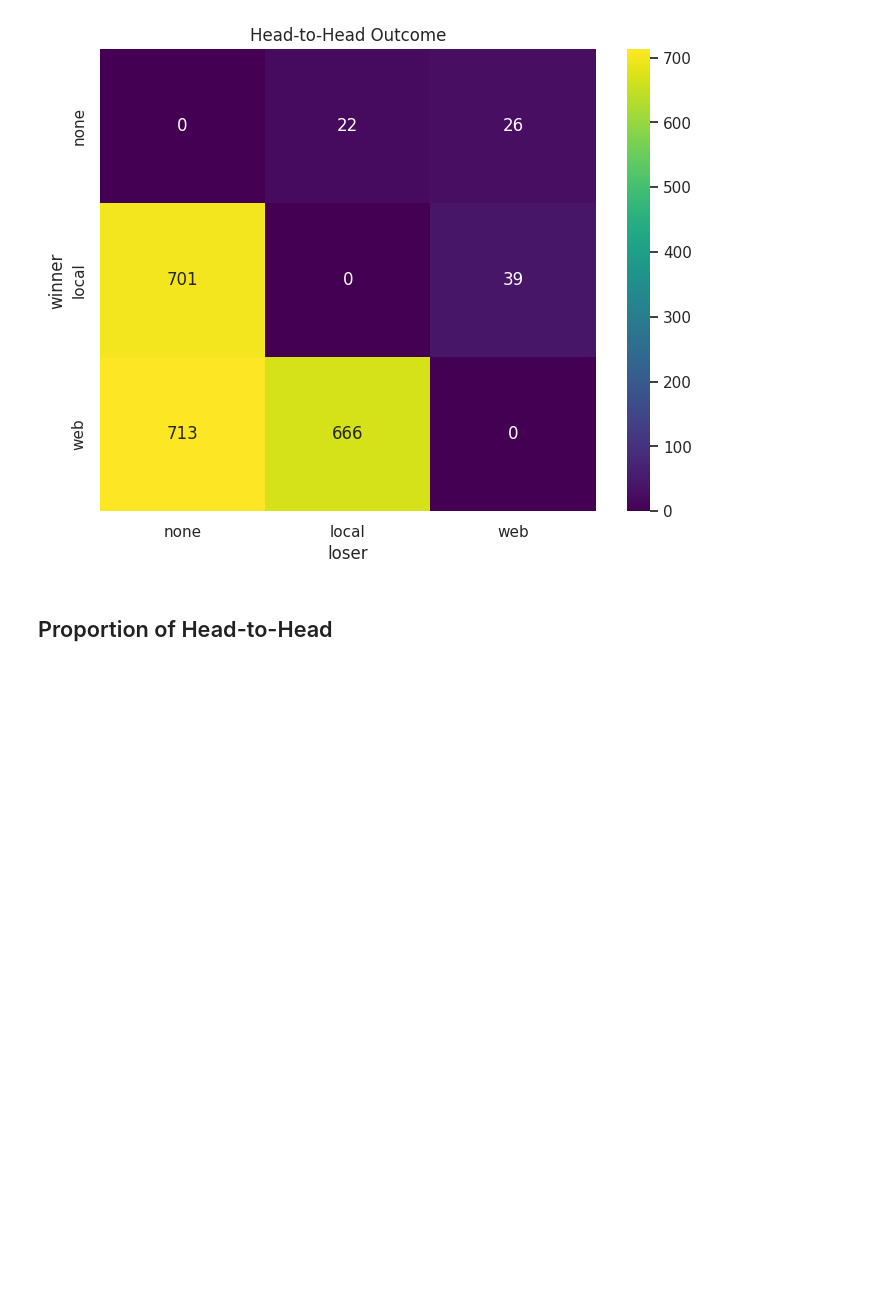
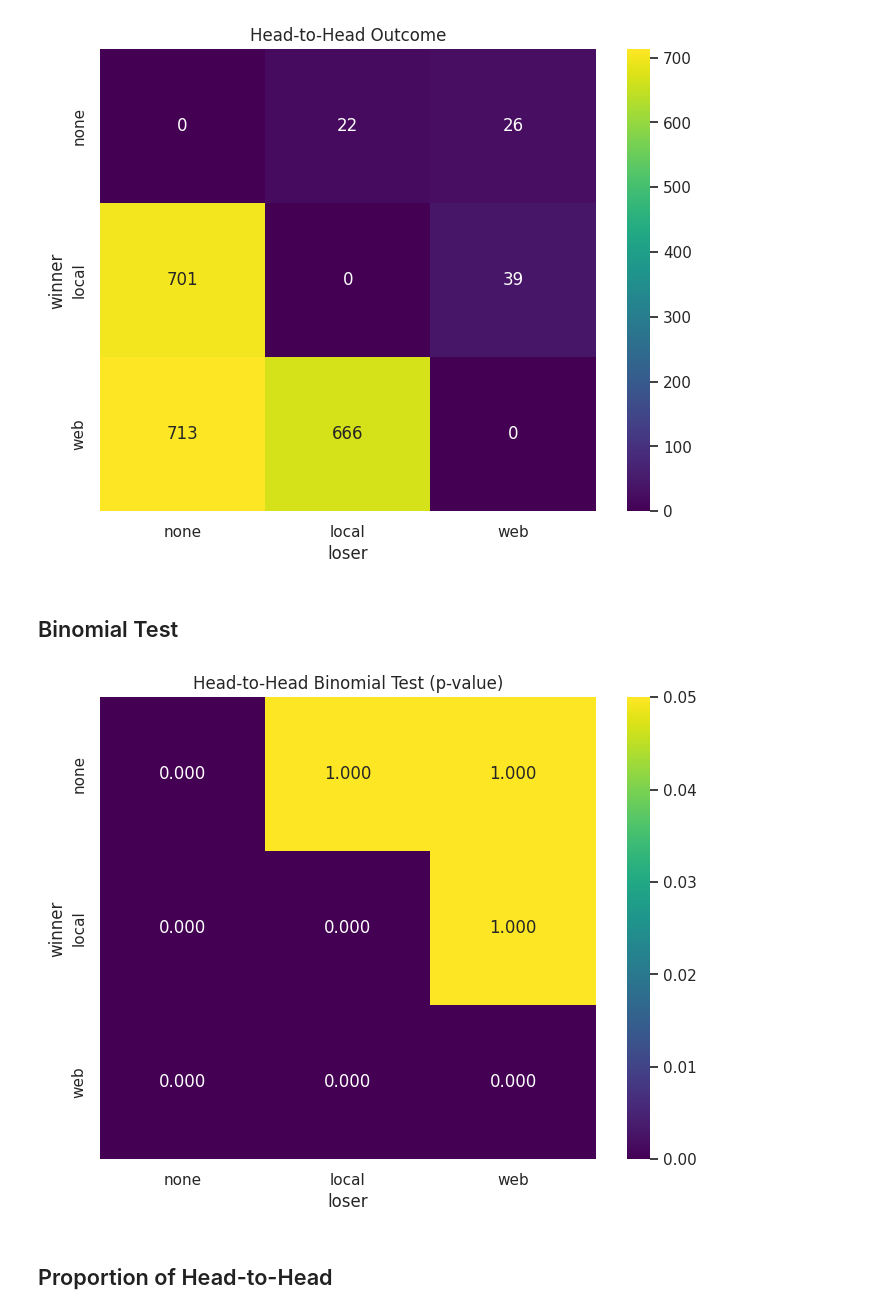
Before and after one commit to lancewilhelm/cs6804_final, a Jupyter notebook: analysis.ipynb, the cells around one changed output. Saved outputs shown, nothing was run; the diff lists cells and outputs as text; code cells hidden in the pictures; blank space fills up the shorter version.

Commit message:
added binomial tests

```diff
--- a/analysis.ipynb
+++ b/analysis.ipynb
@@ -361,18 +362,48 @@ graph_battle_h2h(df)
 # %% [markdown]
 ## Head-to-Head
 # %%
-def graph_h2h_outcome(results):
-    sns.set_theme(rc={'figure.figsize':(8,6)}, style='whitegrid', palette='hls')
+def count_wins_h2h(results):
     wins = pd.pivot_table(results[results['winner'] != 'tie'], index=["winner"], columns=["loser"], aggfunc="count")
     wins = wins["model_combination"].fillna(0)
     unique_models = ['none', 'local', 'web']
     wins = wins.reindex(index=unique_models, columns=unique_models)
+    return wins
+
+def graph_h2h_outcome(results):
+    sns.set_theme(rc={'figure.figsize':(8,6)}, style='whitegrid', palette='hls')
+    wins = count_wins_h2h(results)
     sns.heatmap(wins.astype(int), cmap="viridis", annot=True, fmt="d")
     plt.title("Head-to-Head Outcome")
 
 graph_h2h_outcome(df)
 # %% [output]
 [figure]
+# %% [markdown]
+## Binomial Test
+# %%
+def graph_h2h_binomtest(results):
+    sns.set_theme(rc={'figure.figsize':(8,6)}, style='whitegrid', palette='hls')
+    wins = count_wins_h2h(results)
+    totals = count_total_h2h(results)
+    totals.index.name = "winner"
+    totals.columns.name = "loser"
+    p_values = wins.copy() * 0
+    # Iterate over every combination of models
+    for winner in wins.index:
+        for loser in wins.columns:
+            if winner == loser:
+                continue
+            # Perform a binomial test to determine if the win rate is significantly different from 0.5
+            wins_for_winner = int(wins.loc[winner, loser])
+            total_battles = int(totals.loc[winner, loser])
+            p_values.loc[winner, loser] = stats.binomtest(wins_for_winner, total_battles, p=0.5, alternative="greater").pvalue
+
+    sns.heatmap(p_values, cmap="viridis", annot=True, fmt=".3f", vmin=0, vmax=0.05)
+    plt.title("Head-to-Head Binomial Test (p-value)")
+
+graph_h2h_binomtest(df)
+# %% [output]
+[figure, added]
 # %% [markdown]
 ## Proportion of Head-to-Head
 # %%
```
Also changed, not shown: parts of 11 cells of this notebook, 1 other file.
